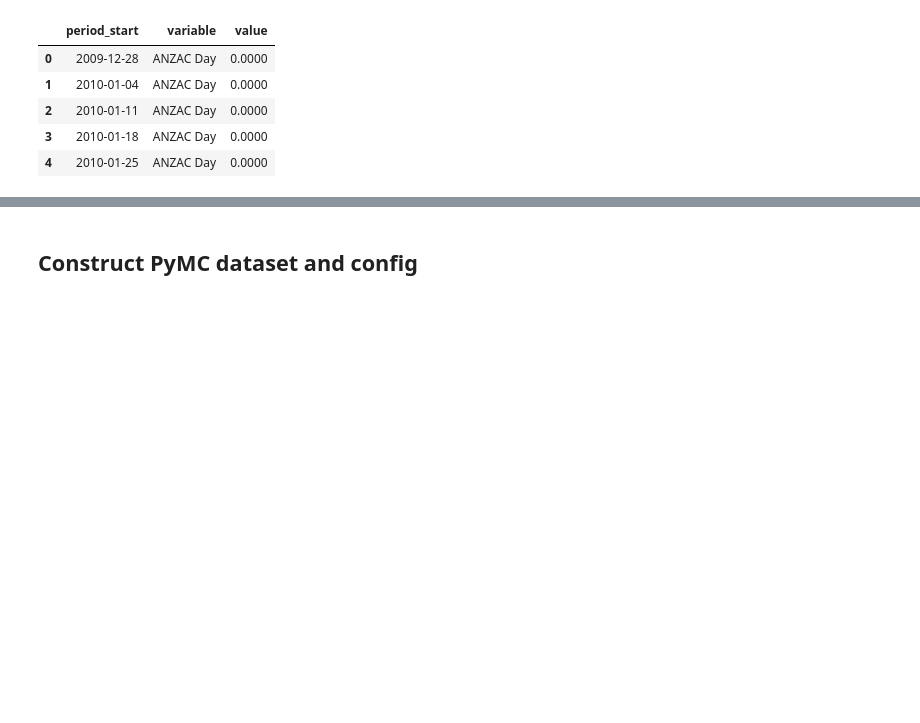
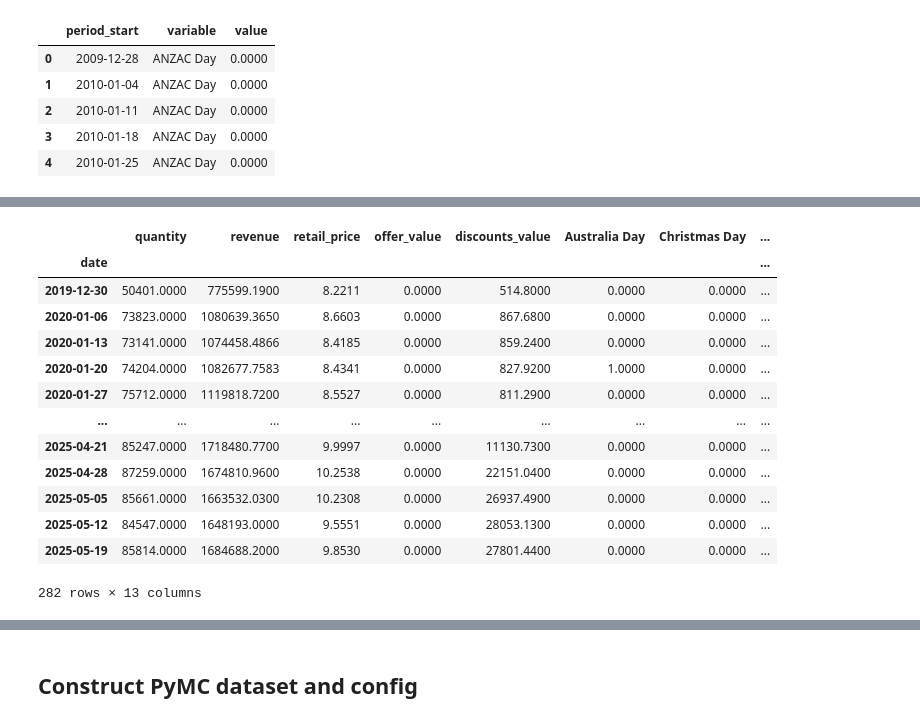
Before and after one commit to mutinex/mmm-eval, a Jupyter notebook: mmm_eval/comparison/notebooks/Comparison_Testing.ipynb, the cells around one changed output, grey strips where cells are left out. Saved outputs shown, nothing was run; the diff lists cells and outputs as text; code cells hidden in the pictures; blank space fills up the shorter version.

```diff
--- a/mmm_eval/comparison/notebooks/Comparison_Testing.ipynb
+++ b/mmm_eval/comparison/notebooks/Comparison_Testing.ipynb
@@ -217,5 +302,20 @@ ValueError: Cannot set a DataFrame with multiple columns to the single column no
 # %%
-#datasets_processed
+datasets_processed
+# %% [output]
+|  | quantity | revenue | retail_price | offer_value | discounts_value | Australia Day | Christmas Day | ... |
+| date |  |  |  |  |  |  |  | ... |
+| 2019-12-30 | 50401.0000 | 775599.1900 | 8.2211 | 0.0000 | 514.8000 | 0.0000 | 0.0000 | ... |
+| 2020-01-06 | 73823.0000 | 1080639.3650 | 8.6603 | 0.0000 | 867.6800 | 0.0000 | 0.0000 | ... |
+| 2020-01-13 | 73141.0000 | 1074458.4866 | 8.4185 | 0.0000 | 859.2400 | 0.0000 | 0.0000 | ... |
+| 2020-01-20 | 74204.0000 | 1082677.7583 | 8.4341 | 0.0000 | 827.9200 | 1.0000 | 0.0000 | ... |
+| 2020-01-27 | 75712.0000 | 1119818.7200 | 8.5527 | 0.0000 | 811.2900 | 0.0000 | 0.0000 | ... |
+| ... | ... | ... | ... | ... | ... | ... | ... | ... |
+| 2025-04-21 | 85247.0000 | 1718480.7700 | 9.9997 | 0.0000 | 11130.7300 | 0.0000 | 0.0000 | ... |
+| 2025-04-28 | 87259.0000 | 1674810.9600 | 10.2538 | 0.0000 | 22151.0400 | 0.0000 | 0.0000 | ... |
+| 2025-05-05 | 85661.0000 | 1663532.0300 | 10.2308 | 0.0000 | 26937.4900 | 0.0000 | 0.0000 | ... |
+| 2025-05-12 | 84547.0000 | 1648193.0000 | 9.5551 | 0.0000 | 28053.1300 | 0.0000 | 0.0000 | ... |
+| 2025-05-19 | 85814.0000 | 1684688.2000 | 9.8530 | 0.0000 | 27801.4400 | 0.0000 | 0.0000 | ... |
+282 rows × 13 columns
 # %%
 from mmm_eval.comparison.dataset_processor import DatasetProcessor
 
```
Also changed, not shown: parts of 13 cells of this notebook, 4 other files.
